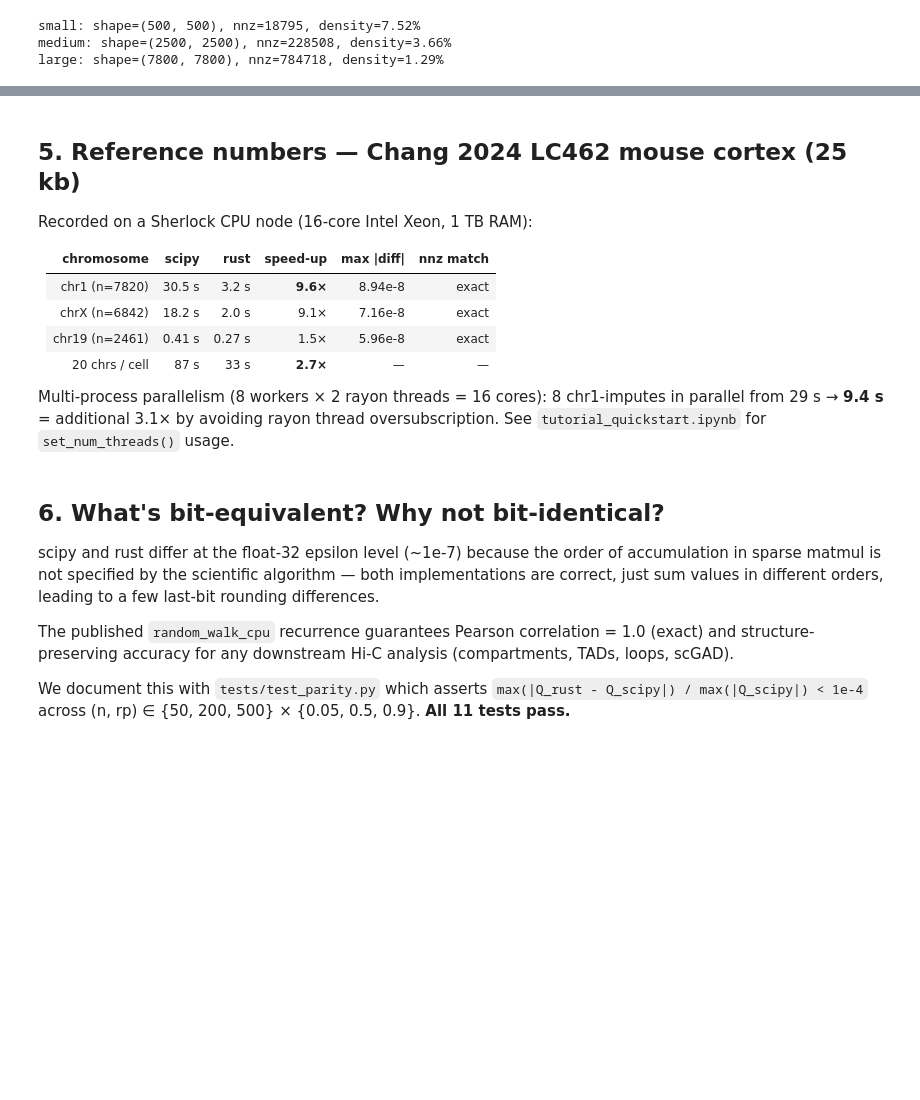
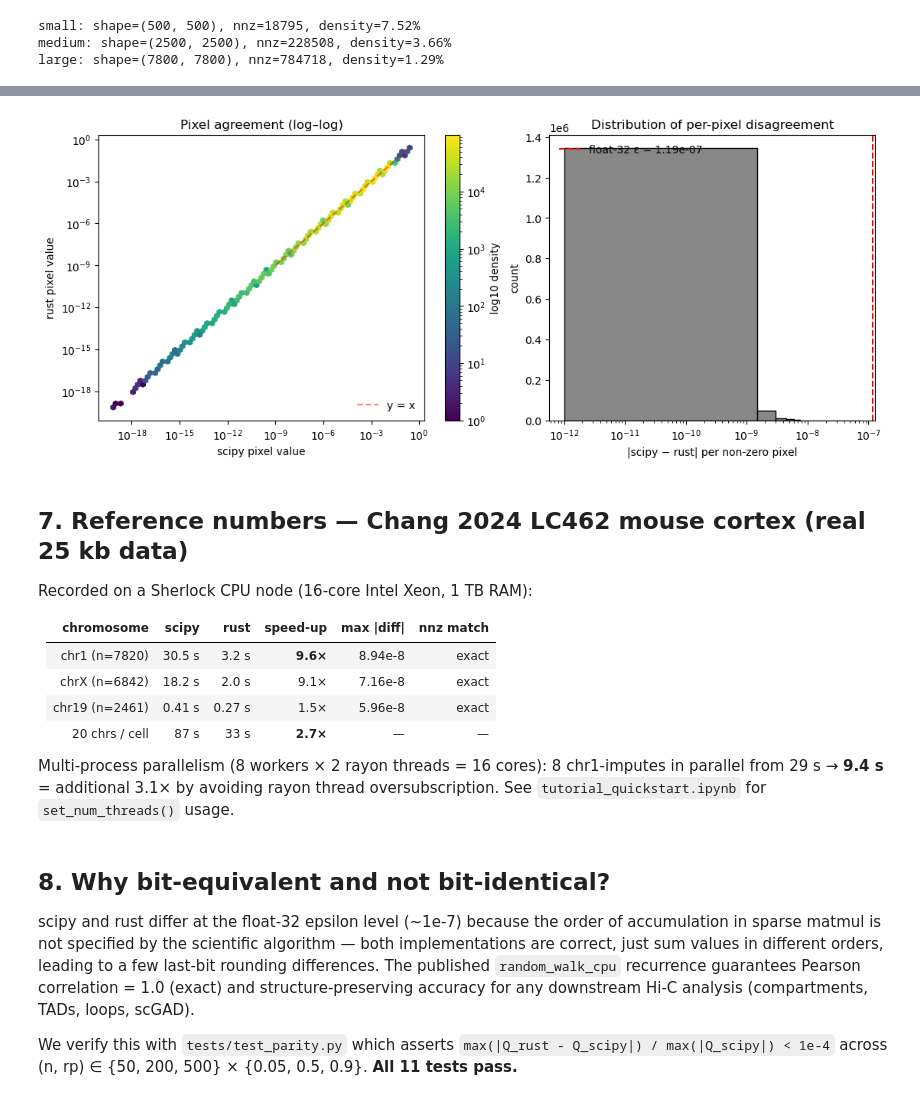
Before and after one commit to ChrisMao0325/rust-scHiCluster, a Jupyter notebook: examples/benchmark_vs_scipy.ipynb, the cells around one changed output, grey strips where cells are left out. Drawn from its saved outputs; the diff is of its cells as text; code cells hidden in the pictures; blank space fills up the shorter version.

```diff
--- a/examples/benchmark_vs_scipy.ipynb
+++ b/examples/benchmark_vs_scipy.ipynb
@@ -165,5 +161,33 @@ SKIP — set COOL to a real .cool path to run this cell
+# %%
+fig, axes = plt.subplots(1, 2, figsize=(11, 4.5), constrained_layout=True)
+
+Q_py, Q_rs = outputs['medium']
+mask = (Q_py > 0) & (Q_rs > 0)
+vmin, vmax = max(Q_py[mask].min(), 1e-9), Q_py.max()
+
+ax = axes[0]
+h = ax.hexbin(Q_py[mask].ravel(), Q_rs[mask].ravel(), gridsize=60,
+              xscale='log', yscale='log', mincnt=1, cmap='viridis', bins='log')
+ax.plot([vmin, vmax], [vmin, vmax], 'r--', alpha=0.5, label='y = x')
+ax.set_xlabel('scipy pixel value'); ax.set_ylabel('rust pixel value')
+ax.set_title('Pixel agreement (log–log)')
+ax.legend(loc='lower right', frameon=False)
+fig.colorbar(h, ax=ax, label='log10 density')
+
+ax = axes[1]
+abs_diffs = np.abs(Q_py[mask] - Q_rs[mask])
+ax.hist(np.clip(abs_diffs, 1e-12, None), bins=50, color='#888', edgecolor='k')
+ax.set_xscale('log')
+ax.axvline(np.finfo(np.float32).eps, color='r', linestyle='--',
+           label=f'float-32 ε = {np.finfo(np.float32).eps:.2e}')
+ax.set_xlabel('|scipy − rust| per non-zero pixel'); ax.set_ylabel('count')
+ax.set_title('Distribution of per-pixel disagreement')
+ax.legend(loc='upper left', frameon=False)
+plt.show()
+# %% [output]
+[figure, added]
 # %% [markdown]
-## 5. Reference numbers — Chang 2024 LC462 mouse cortex (25 kb)
+## 7. Reference numbers — Chang 2024 LC462 mouse cortex (real 25 kb data)
 
 Recorded on a Sherlock CPU node (16-core Intel Xeon, 1 TB RAM):
 
@@ -179,18 +203,16 @@ Multi-process parallelism (8 workers × 2 rayon threads = 16 cores):
 by avoiding rayon thread oversubscription. See
 `tutorial_quickstart.ipynb` for `set_num_threads()` usage.
 # %% [markdown]
-## 6. What's bit-equivalent? Why not bit-identical?
+## 8. Why bit-equivalent and not bit-identical?
 
 scipy and rust differ at the float-32 epsilon level (~1e-7) because
 the order of accumulation in sparse matmul is not specified by the
 scientific algorithm — both implementations are correct, just sum
 values in different orders, leading to a few last-bit rounding
-differences.
+differences. The published `random_walk_cpu` recurrence guarantees
+Pearson correlation = 1.0 (exact) and structure-preserving accuracy
+for any downstream Hi-C analysis (compartments, TADs, loops, scGAD).
 
-The published `random_walk_cpu` recurrence guarantees Pearson
-correlation = 1.0 (exact) and structure-preserving accuracy for any
-downstream Hi-C analysis (compartments, TADs, loops, scGAD).
-
-We document this with `tests/test_parity.py` which asserts
+We verify this with `tests/test_parity.py` which asserts
 `max(|Q_rust - Q_scipy|) / max(|Q_scipy|) < 1e-4` across
 (n, rp) ∈ {50, 200, 500} × {0.05, 0.5, 0.9}. **All 11 tests pass.**
```
Also changed, not shown: parts of 13 cells of this notebook, 1 other file.
